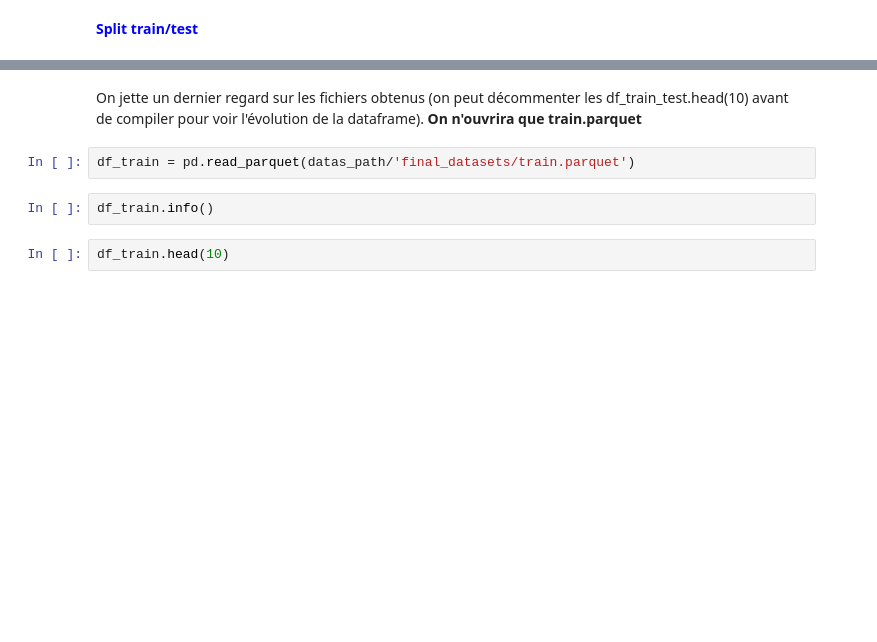
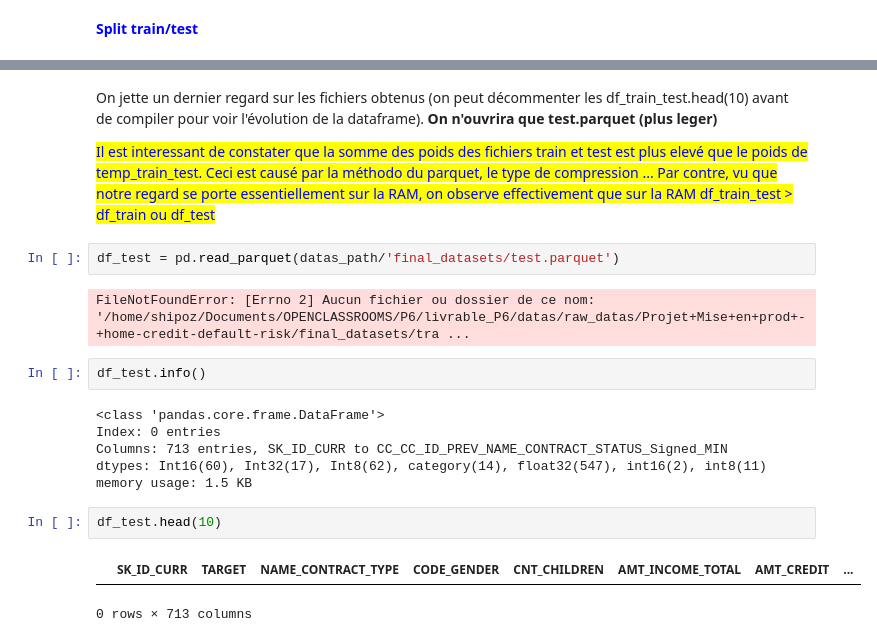
Before and after one commit to S-S-Zheng/Openclassrooms_P6, a Jupyter notebook: notebooks/P6_part2.ipynb, the cells around one changed output, grey strips where cells are left out. Cells and saved outputs as stored; diff of their text form; blank space fills up the shorter version.

Commit message:
Part1: Datasets finaux complétés et optimisés, Création des fichiers train et test

```diff
--- a/notebooks/P6_part2.ipynb
+++ b/notebooks/P6_part2.ipynb
@@ -545,9 +591,22 @@ gc.collect()
 # %% [markdown]
 On jette un dernier regard sur les fichiers obtenus (on peut décommenter les df_train_test.head(10) avant de compiler pour voir l'évolution de la dataframe).
-**On n'ouvrira que train.parquet**
+**On n'ouvrira que test.parquet (plus leger)**
+
+<span style="color:blue;background-color:yellow"> Il est interessant de constater que la somme des poids des fichiers train et test est plus elevé que le poids de temp_train_test. Ceci est causé par la méthodo du parquet, le type de compression ... Par contre, vu que notre regard se porte essentiellement sur la RAM, on observe effectivement que sur la RAM df_train_test > df_train ou df_test</span>
 # %%
-df_train = pd.read_parquet(datas_path/'final_datasets/train.parquet')
+df_test = pd.read_parquet(datas_path/'final_datasets/test.parquet')
+# %% [output]
+FileNotFoundError: [Errno 2] Aucun fichier ou dossier de ce nom: '/home/shipoz/Documents/OPENCLASSROOMS/P6/livrable_P6/datas/raw_datas/Projet+Mise+en+prod+-+home-credit-default-risk/final_datasets/tra ...
 # %%
-df_train.info()
+df_test.info()
+# %% [output]
+<class 'pandas.core.frame.DataFrame'>
+Index: 0 entries
+Columns: 713 entries, SK_ID_CURR to CC_CC_ID_PREV_NAME_CONTRACT_STATUS_Signed_MIN
+dtypes: Int16(60), Int32(17), Int8(62), category(14), float32(547), int16(2), int8(11)
+memory usage: 1.5 KB
 # %%
-df_train.head(10)
+df_test.head(10)
+# %% [output]
+|  | SK_ID_CURR | TARGET | NAME_CONTRACT_TYPE | CODE_GENDER | CNT_CHILDREN | AMT_INCOME_TOTAL | AMT_CREDIT | ... |
+0 rows × 713 columns
```
Also changed, not shown: parts of 19 cells of this notebook, 4 other files.
